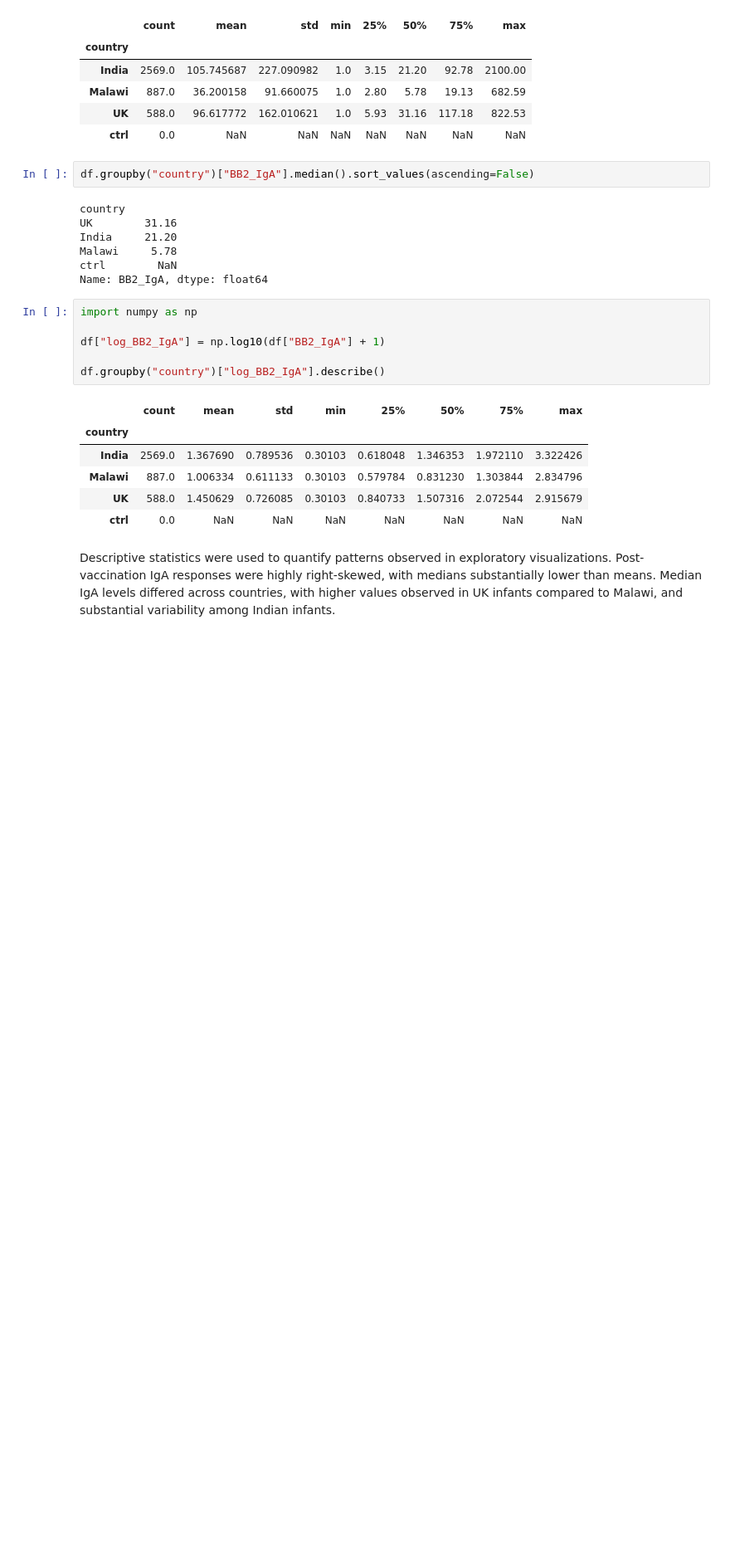
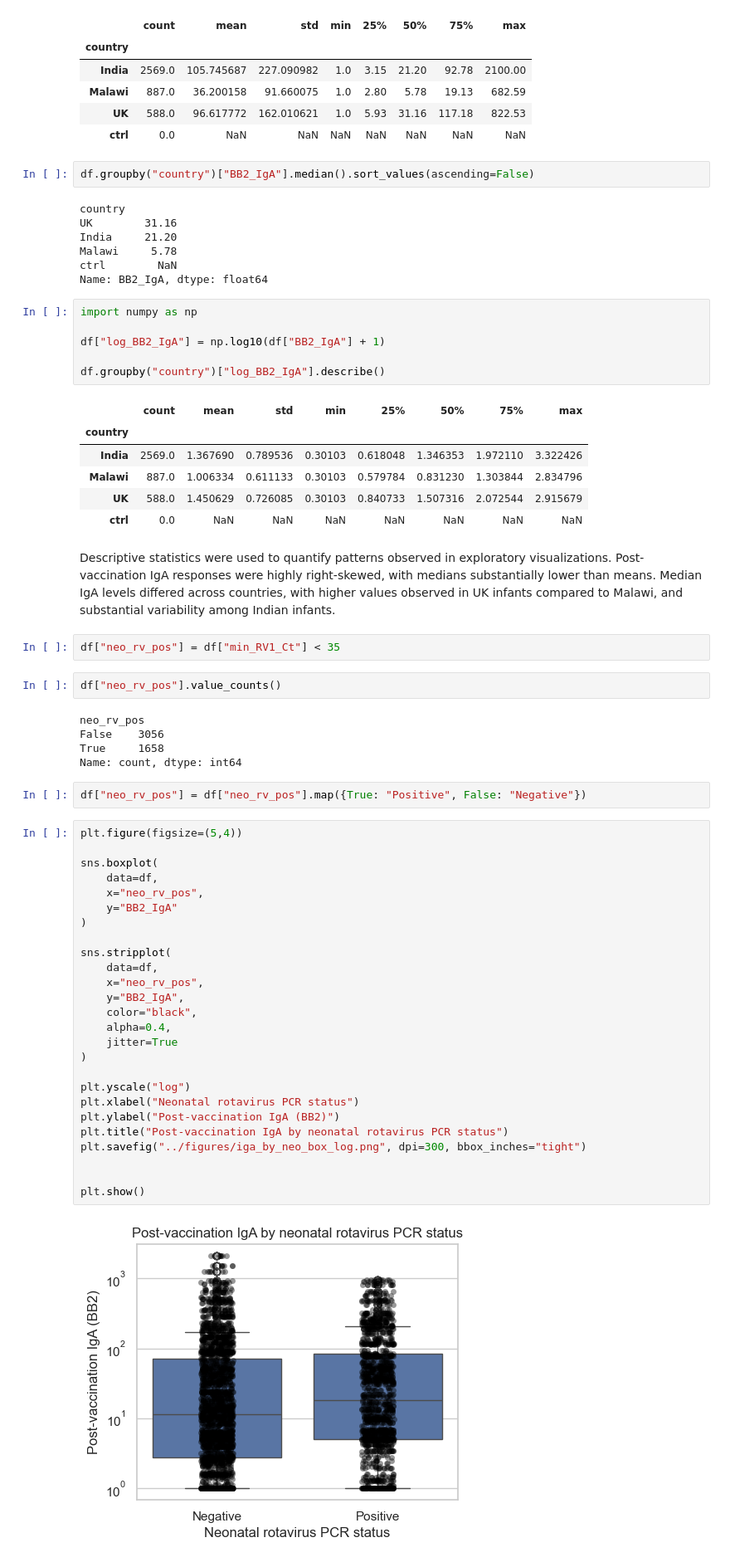
Before and after one commit to ilgazustaa/RoVI-Charite, a Jupyter notebook: notebooks/01_visualize_data.ipynb, the cells around one changed output. Shown at 83% size. Cells and saved outputs as stored; diff of their text form; blank space fills up the shorter version.

Commit message:
Update notebook with final analysis and figures

```diff
--- a/notebooks/01_visualize_data.ipynb
+++ b/notebooks/01_visualize_data.ipynb
@@ -253,3 +253,42 @@ visualizations. Post-vaccination IgA responses were highly right-skewed, with
 medians substantially lower than means. Median IgA levels differed across
 countries, with higher values observed in UK infants compared to Malawi, and
 substantial variability among Indian infants.
+# %%
+df["neo_rv_pos"] = df["min_RV1_Ct"] < 35
+# %%
+df["neo_rv_pos"].value_counts()
+# %% [output]
+neo_rv_pos
+False    3056
+True     1658
+Name: count, dtype: int64
+# %%
+df["neo_rv_pos"] = df["neo_rv_pos"].map({True: "Positive", False: "Negative"})
+# %%
+plt.figure(figsize=(5,4))
+
+sns.boxplot(
+    data=df,
+    x="neo_rv_pos",
+    y="BB2_IgA"
+)
+
+sns.stripplot(
+    data=df,
+    x="neo_rv_pos",
+    y="BB2_IgA",
+    color="black",
+    alpha=0.4,
+    jitter=True
+)
+
+plt.yscale("log")
+plt.xlabel("Neonatal rotavirus PCR status")
+plt.ylabel("Post-vaccination IgA (BB2)")
+plt.title("Post-vaccination IgA by neonatal rotavirus PCR status")
+plt.savefig("../figures/iga_by_neo_box_log.png", dpi=300, bbox_inches="tight")
+
+
+plt.show()
+# %% [output]
+[figure, added]
```
Also changed, not shown: parts of 11 cells of this notebook.
